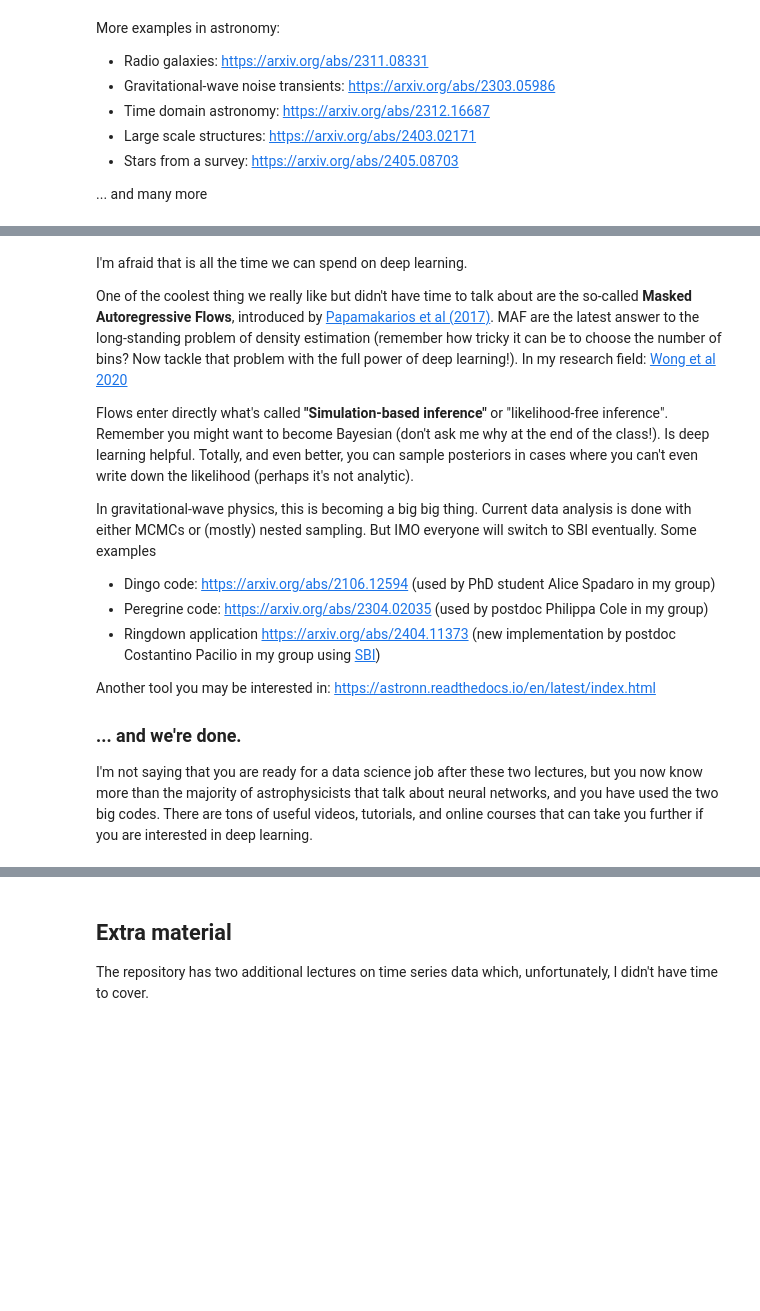
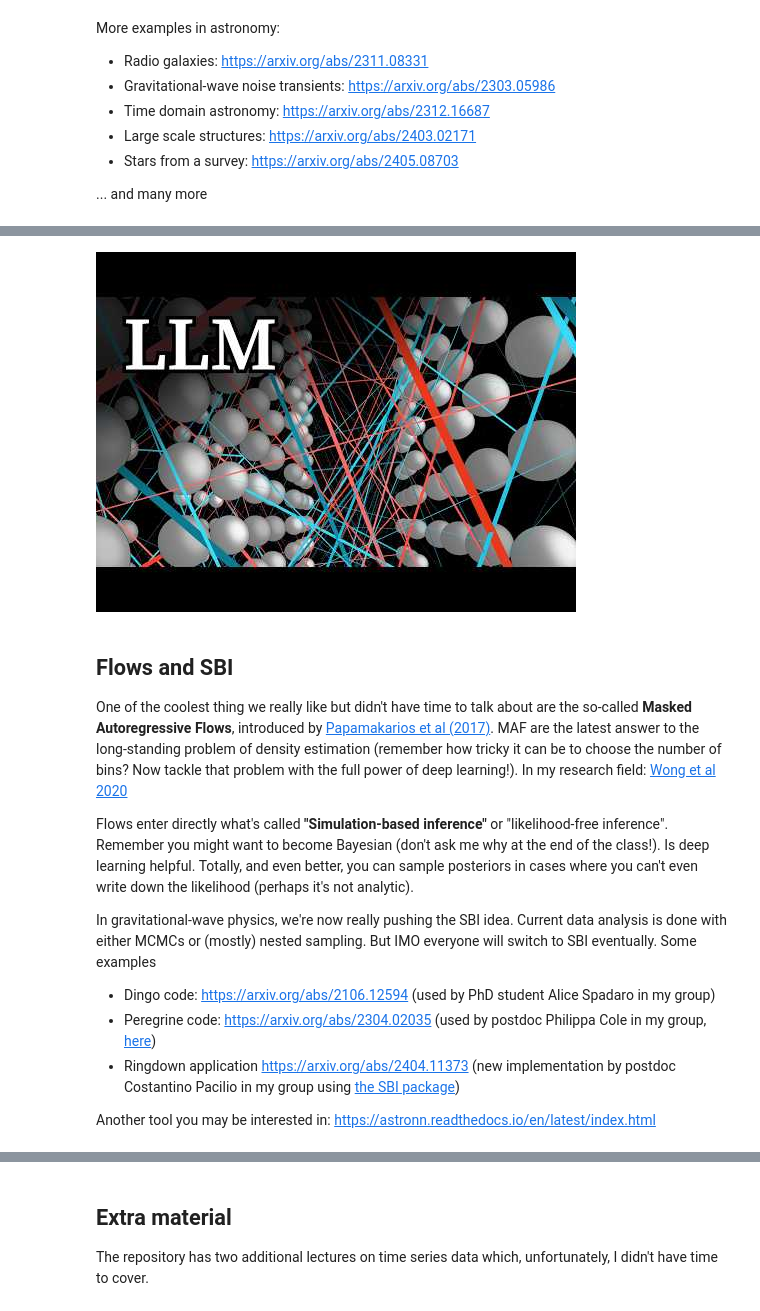
Before and after one commit to Richardforphys/Maifredi_AML_Exam, a Jupyter notebook: lectures/L22_deeplearning.ipynb, the cells around one changed output, grey strips where cells are left out. Cells and saved outputs as stored; diff of their text form; code cells hidden in the pictures; blank space fills up the shorter version.

```diff
--- a/lectures/L22_deeplearning.ipynb
+++ b/lectures/L22_deeplearning.ipynb
@@ -735,20 +754,19 @@ Astronomy has seen some interesting uses of GANs in recent years.  For example:
+# %%
+from IPython.display import YouTubeVideo
+YouTubeVideo('LPZh9BOjkQs', width=1000, height=500)
+# %% [output]
+[figure, added]
 # %% [markdown]
-I'm afraid that is all the time we can spend on deep learning.
+## Flows and SBI
 
 One of the coolest thing we really like but didn't have time to talk about are the so-called **Masked Autoregressive Flows**, introduced by [Papamakarios et al (2017)](https://arxiv.org/abs/1705.07057). MAF are the latest answer to the long-standing problem of density estimation (remember how tricky it can be to choose the number of bins? Now tackle that problem with the full power of deep learning!). In my research field: [Wong et al 2020](https://arxiv.org/abs/2002.09491)
 
 Flows enter directly what's called **"Simulation-based inference"** or "likelihood-free inference". Remember you might want to become Bayesian (don't ask me why at the end of the class!). Is deep learning helpful. Totally, and even better, you can sample posteriors in cases where you can't even write down the likelihood (perhaps it's not analytic).
 
-In gravitational-wave physics, this is becoming a big big thing. Current data analysis is done with either MCMCs or (mostly) nested sampling. But IMO everyone will switch to SBI eventually. Some examples
+In gravitational-wave physics, we're now really pushing the SBI idea. Current data analysis is done with either MCMCs or (mostly) nested sampling. But IMO everyone will switch to SBI eventually. Some examples
 - Dingo code: https://arxiv.org/abs/2106.12594 (used by PhD student Alice Spadaro in my group)
-- Peregrine code: https://arxiv.org/abs/2304.02035 (used by postdoc Philippa Cole in my group)
-- Ringdown application https://arxiv.org/abs/2404.11373 (new implementation by postdoc Costantino Pacilio in my group using [SBI](https://github.com/sbi-dev/sbi))
+- Peregrine code: https://arxiv.org/abs/2304.02035 (used by postdoc Philippa Cole in my group, [here](https://arxiv.org/abs/2505.16795))
+- Ringdown application https://arxiv.org/abs/2404.11373 (new implementation by postdoc Costantino Pacilio in my group using [the SBI package](https://github.com/sbi-dev/sbi))
 
 
 Another tool you may be interested in: https://astronn.readthedocs.io/en/latest/index.html
-
-
-
-### ... and we're done.
-
-I'm not saying that you are ready for a data science job after these two lectures, but you now know more than the majority of astrophysicists that talk about neural networks, and you have used the two big codes. There are tons of useful videos, tutorials, and online courses that can take you further if you are interested in deep learning.
```
Also changed, not shown: parts of 26 cells of this notebook, 1 other file.
